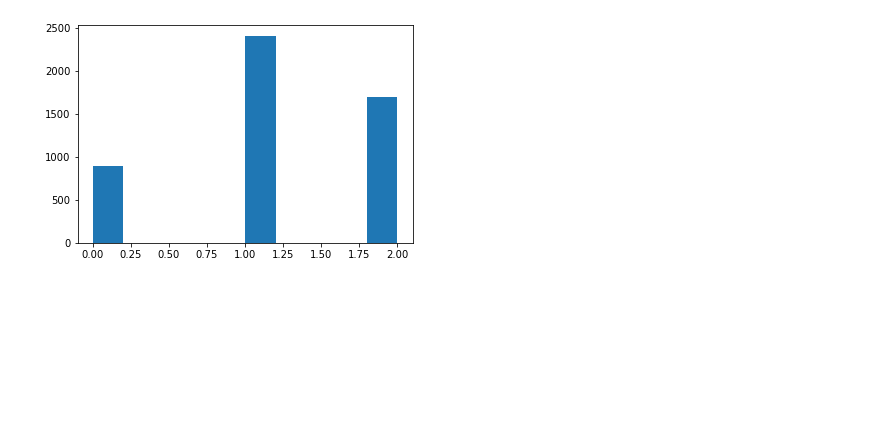
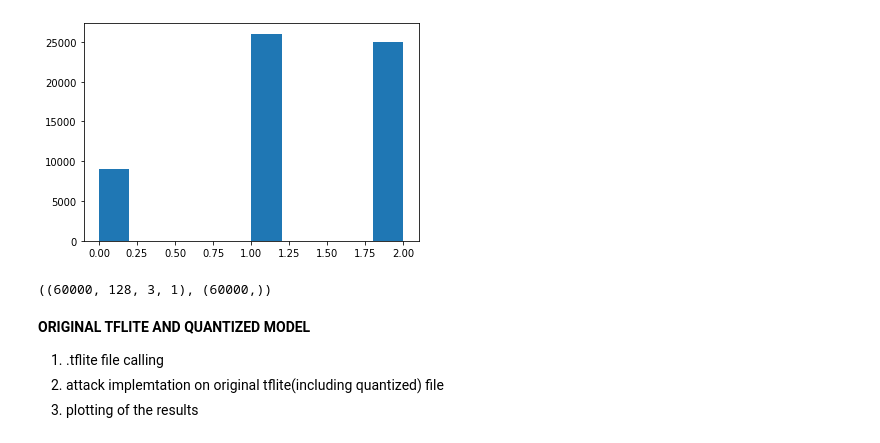
Before and after one commit to abhyanth-learner/MagicWand-TFLite-ESP32-MPU6050, a Jupyter notebook: train/attack-test-original_tflite_quantized.ipynb, the cells around one changed output. Saved outputs shown, nothing was run; the diff lists cells and outputs as text; code cells hidden in the pictures; blank space fills up the shorter version.

```diff
--- a/train/attack-test-original_tflite_quantized.ipynb
+++ b/train/attack-test-original_tflite_quantized.ipynb
@@ -6,37 +19,33 @@ np.random.seed(5)
 # %%
-#  model=tf.keras.models.load_model("original.h5")
-# # model.summary()
-# av1=np.random.randn(2000,128,3,1)
-# av2=np.random.rand(500,128,3,1)
-# av=np.concatenate((av1,av2))
-# av_out=model.predict(av)
-# # print(av_out)
+# load the model
+model=tf.keras.models.load_model("original.h5")
+# Generating the attack vectors
+av1=np.random.randn(50000,128,3,1)
+av2=np.random.rand(10000,128,3,1)
+av=np.concatenate((av1,av2))
+#prediction using the attack vectors
+av_out=model.predict(av)
+# print(av_out)
 # av.shape,av_out.shape
-# av_class=np.argmax(av_out,axis=1)
+av_class=np.argmax(av_out,axis=1)
 # av_class
 # np.unique(av_class)
-# plt.hist(av_class)
-# # av=np.random.randn(100,128,3,1)
-# # av=np.random.rand(100,128,3,1)
-# av_class
-# t=np.arange(0,128)
-# plt.plot(t,av2[0,:,0,0])
+plt.hist(av_class)
+plt.show()
+file = open('attack_vectors.pkl', 'wb')
+pickle.dump([av,av_class],file)
+file.close()
+pickle_off = open("attack_vectors.pkl", 'rb')
+contents_pickle = pickle.load(pickle_off)
+contents_pickle[0].shape,contents_pickle[1].shape
+# %% [output]
+[figure, added]
+((60000, 128, 3, 1), (60000,))
-# %%
-# np.random.seed(0)
-model=tf.keras.models.load_model("original.h5")
-av1=np.random.randn(5000,128,3,1)
-av2=np.random.rand(1000,128,3,1)
-av=np.concatenate((av1,av2))
-av_out=model.predict(av1)
-# print(av_out)
-# av.shape,av_out.shape
-av_class=np.argmax(av_out,axis=1)
-# av_class
-# np.unique(av_class)
-plt.hist(av_class)
-plt.show()
-# %% [output]
-[figure, removed]
+# %% [markdown]
+**ORIGINAL TFLITE AND QUANTIZED MODEL**
+1. .tflite file calling
+2. attack implemtation on original tflite(including quantized) file
+3. plotting  of the results
 # %%
 # Instantiate an interpreter for each model
 gesture_model = tf.lite.Interpreter('model.tflite')
```
Also changed, not shown: parts of 23 cells of this notebook.
